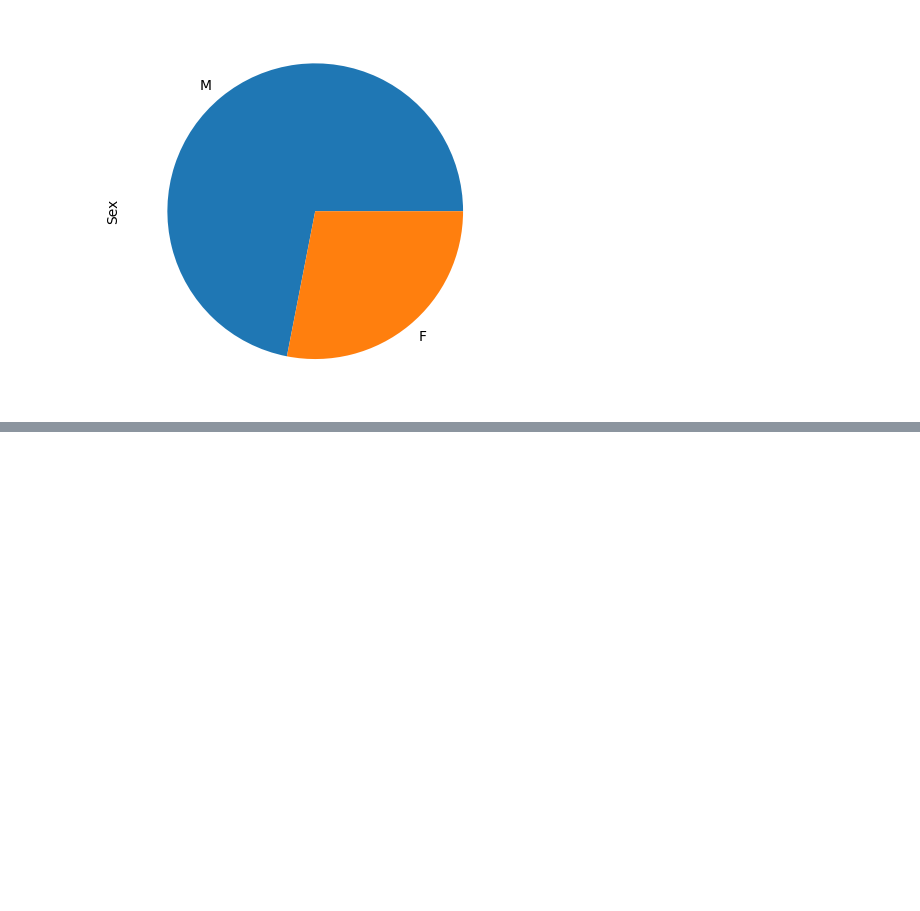
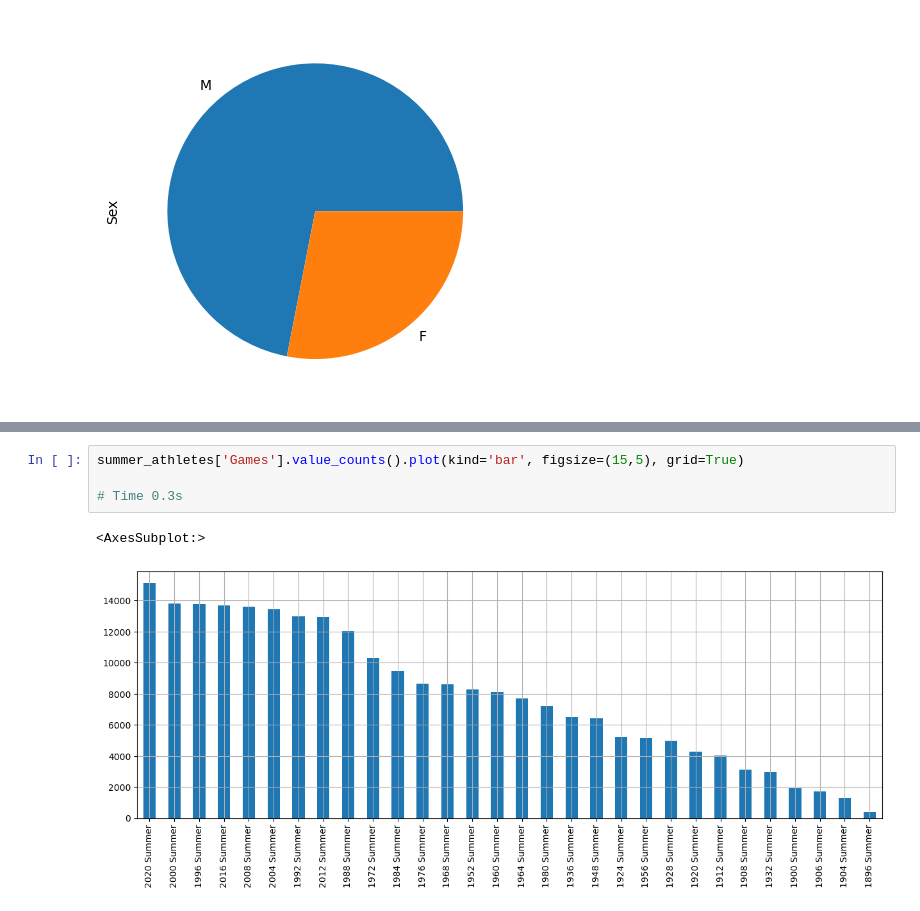
Before and after one commit to binda7/OG_pandas_pySpark_compare, a Jupyter notebook: Summer_Athletes_Olimpics_Analytics_Pandas_and_MatPlotLib.ipynb, the cells around one changed output, grey strips where cells are left out. Cells and saved outputs as stored; diff of their text form; blank space fills up the shorter version.

```diff
--- a/Summer_Athletes_Olimpics_Analytics_Pandas_and_MatPlotLib.ipynb
+++ b/Summer_Athletes_Olimpics_Analytics_Pandas_and_MatPlotLib.ipynb
@@ -213,0 +236,7 @@ summer_athletes['Sex'].value_counts().plot(kind='pie')
+# %%
+summer_athletes['Games'].value_counts().plot(kind='bar', figsize=(15,5), grid=True)
+
+# Time 0.3s
+# %% [output]
+<AxesSubplot:>
+[figure, added]
```
Also changed, not shown: parts of 5 cells of this notebook.
